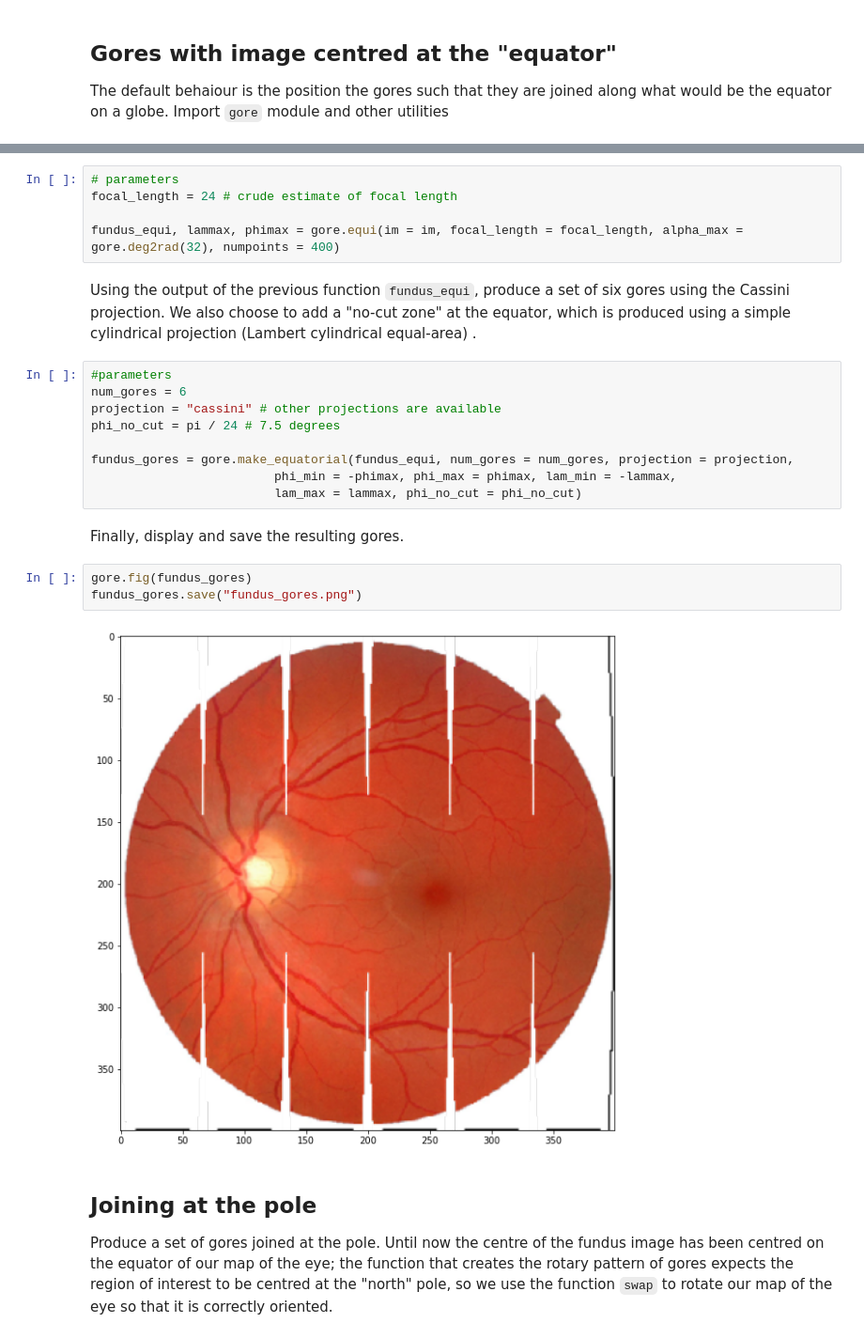
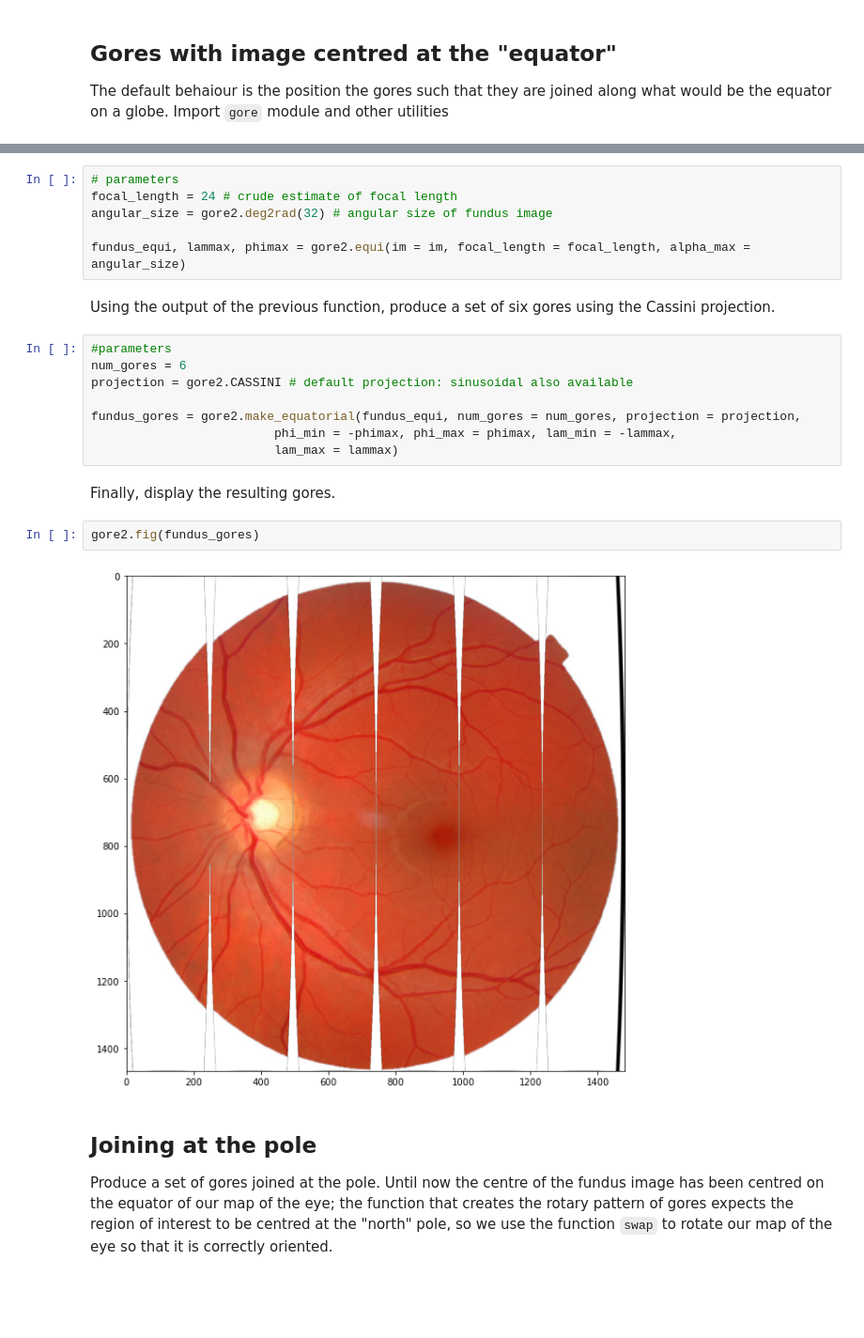
Before and after one commit to stuwilmur/sim-eye, a Jupyter notebook: Example.ipynb, the cells around one changed output, grey strips where cells are left out. Shown at 94% size. Drawn from its saved outputs; the diff is of its cells as text; blank space fills up the shorter version.

```diff
--- a/Example.ipynb
+++ b/Example.ipynb
@@ -25,26 +30,25 @@ Map the image to position in the eye using the simple eye model and get its angu
 # %%
 # parameters
 focal_length = 24 # crude estimate of focal length
+angular_size = gore2.deg2rad(32) # angular size of fundus image
 
-fundus_equi, lammax, phimax = gore.equi(im = im, focal_length = focal_length, alpha_max = gore.deg2rad(32), numpoints = 400)
+fundus_equi, lammax, phimax = gore2.equi(im = im, focal_length = focal_length, alpha_max = angular_size)
 # %% [markdown]
-Using the output of the previous function `fundus_equi`, produce a set of six gores using the Cassini projection. We also choose to add a "no-cut zone" at the equator, which is produced using a simple cylindrical projection (Lambert cylindrical equal-area) .
+Using the output of the previous function, produce a set of six gores using the Cassini projection.
 # %%
 #parameters
 num_gores = 6
-projection = "cassini" # other projections are available
-phi_no_cut = pi / 24 # 7.5 degrees
+projection = gore2.CASSINI # default projection: sinusoidal also available
 
-fundus_gores = gore.make_equatorial(fundus_equi, num_gores = num_gores, projection = projection,
+fundus_gores = gore2.make_equatorial(fundus_equi, num_gores = num_gores, projection = projection,
                          phi_min = -phimax, phi_max = phimax, lam_min = -lammax,
-                         lam_max = lammax, phi_no_cut = phi_no_cut)
+                         lam_max = lammax)
 # %% [markdown]
-Finally, display and save the resulting gores.
+Finally, display the resulting gores.
-# %%
-gore.fig(fundus_gores)
-fundus_gores.save("fundus_gores.png")
-# %% [output]
-[figure, removed]
+# %%
+gore2.fig(fundus_gores)
+# %% [output]
+[figure, added]
 # %% [markdown]
 ## Joining at the pole
 Produce a set of gores joined at the pole. Until now the centre of the fundus image has been centred on the equator of our map of the eye; the function that creates the rotary pattern of gores expects the region of interest to be centred at the "north" pole, so we use the function `swap` to rotate our map of the eye so that it is correctly oriented.
```
Also changed, not shown: parts of 14 cells of this notebook, 2 other files.
